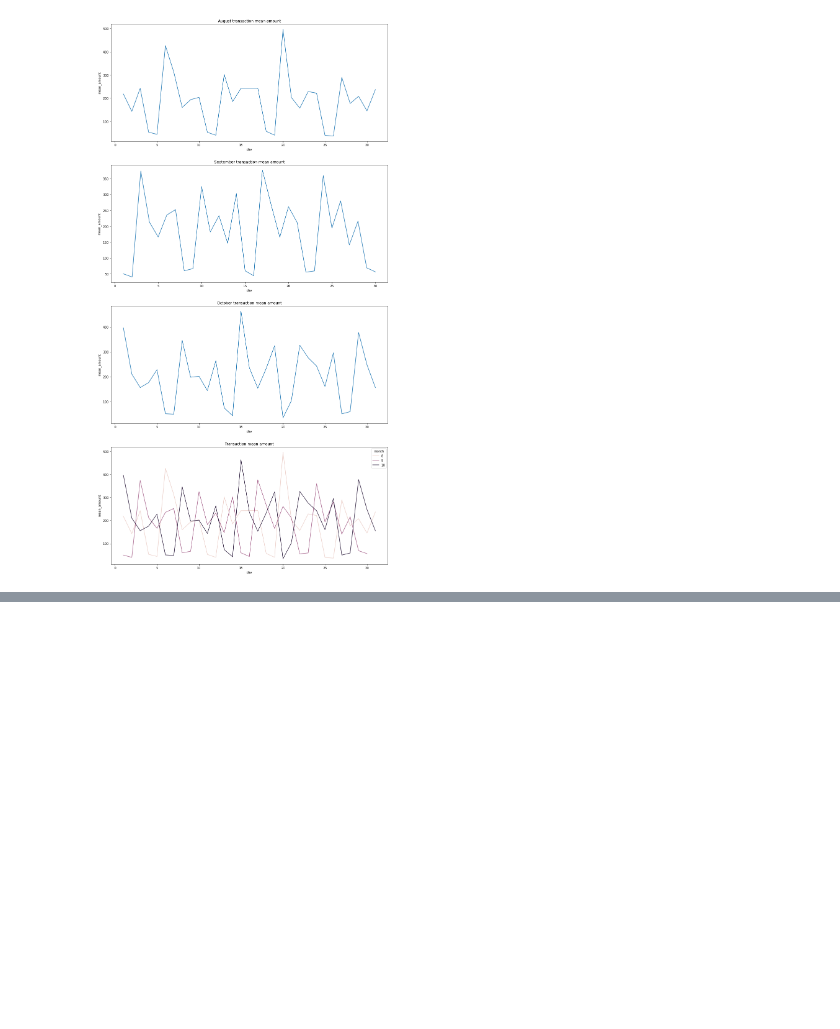
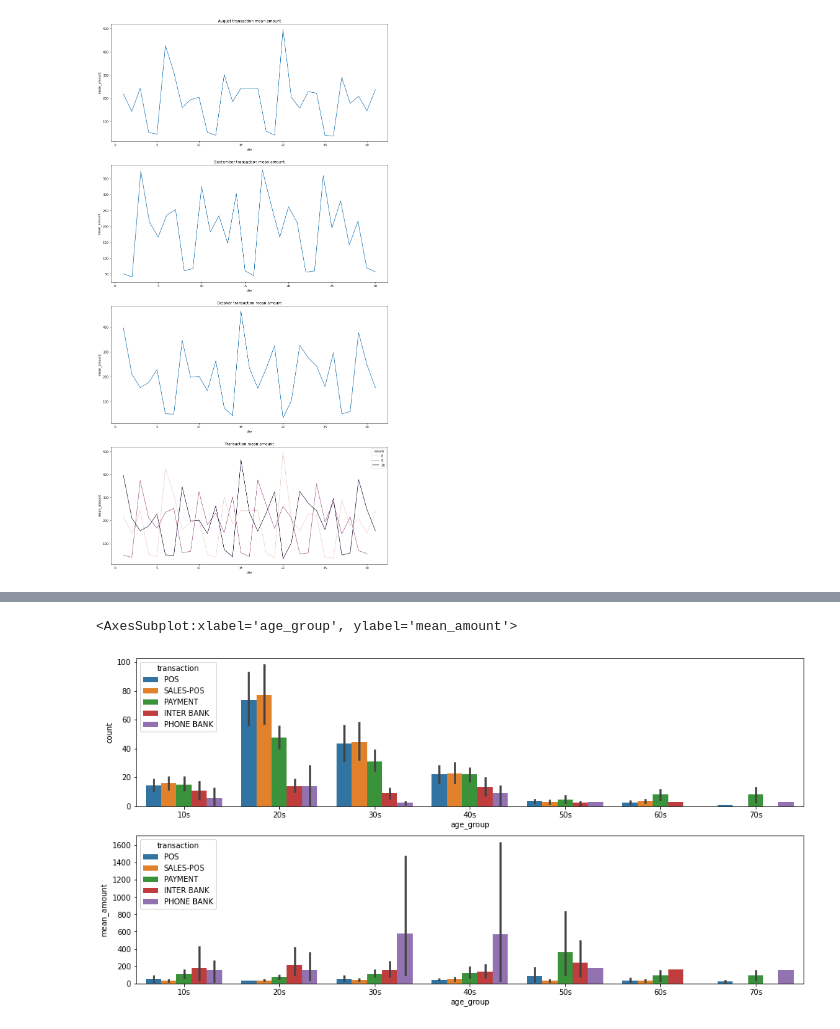
Before and after one commit to jiyoungparkme/machine_learning, a Jupyter notebook: anz_virtual_internship/anz_task_1.ipynb, the cells around one changed output, grey strips where cells are left out. Saved outputs shown, nothing was run; the diff lists cells and outputs as text; code cells hidden in the pictures; blank space fills up the shorter version.

```diff
--- a/anz_virtual_internship/anz_task_1.ipynb
+++ b/anz_virtual_internship/anz_task_1.ipynb
@@ -404,0 +508,6 @@ Text(0.5, 1.0, 'Transaction mean amount')
+# %%
+interested = ['hour', 'age_group','txn_description']
+function = ['count', 'mean','sum']
+df = data.loc[data['txn_description']!="PAY/SALARY"].groupby(interested)['amount'].agg(function).reset_index()
+df.columns = ['hour', 'age_group', 'transaction', 'count', 'mean_amount', 'total_amount']
+df
@@ -404,0 +528,8 @@ Text(0.5, 1.0, 'Transaction mean amount')
+# %%
+fig, (ax1, ax2) = plt.subplots(nrows=2)
+fig.set_size_inches(16,8)
+sns.barplot(data=df, x='age_group', y='count',ax = ax1, hue='transaction')
+sns.barplot(data=df, x='age_group', y='mean_amount',ax = ax2, hue='transaction')
+# %% [output]
+<AxesSubplot:xlabel='age_group', ylabel='mean_amount'>
+[figure, added]
```
Also changed, not shown: parts of 39 cells of this notebook.
